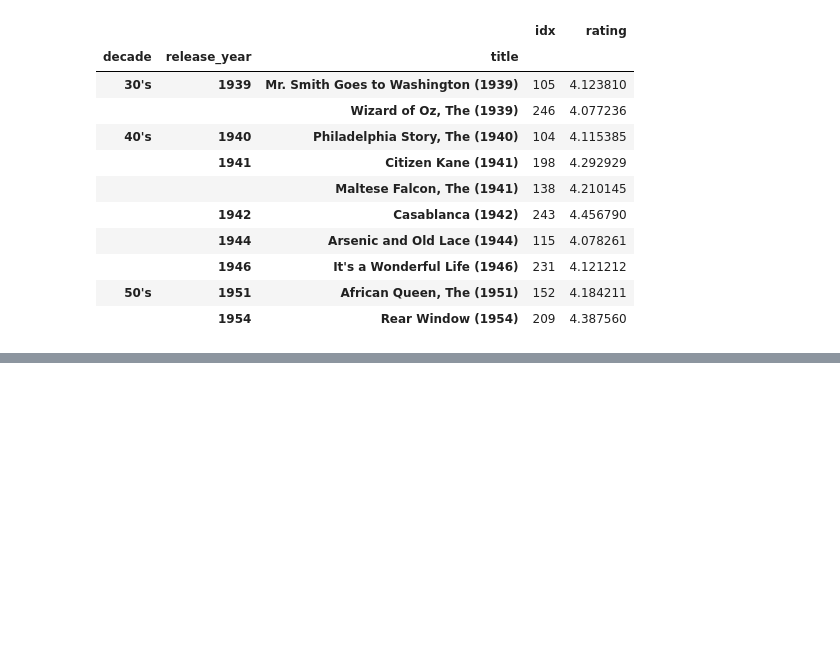
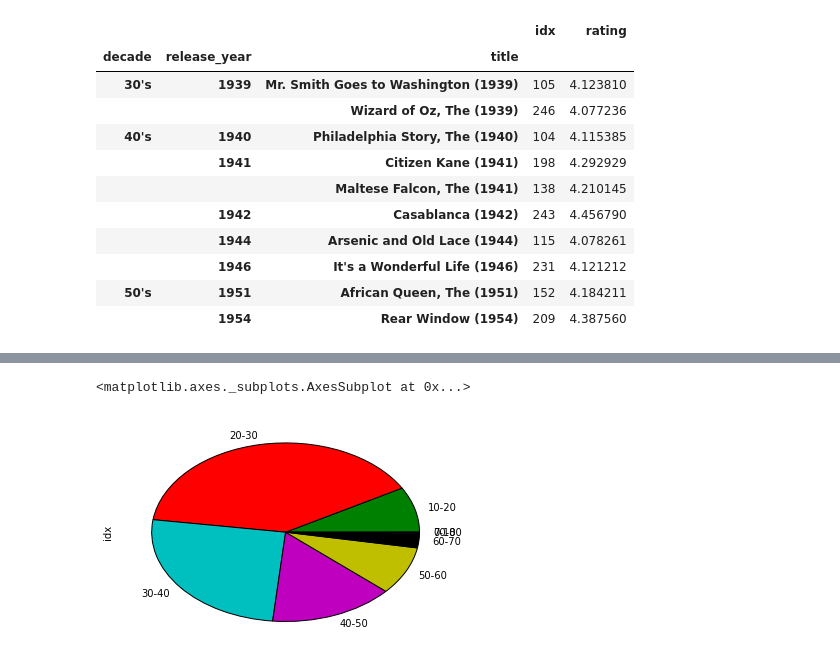
Before and after one commit to spapas/spapas.github.io, a Jupyter notebook: content/pandas-pivot-table-primer.ipynb, the cells around one changed output, grey strips where cells are left out. Saved outputs shown, nothing was run; the diff lists cells and outputs as text; code cells hidden in the pictures; blank space fills up the shorter version.

```diff
--- a/content/pandas-pivot-table-primer.ipynb
+++ b/content/pandas-pivot-table-primer.ipynb
@@ -1342,0 +1306,12 @@ droplens[droplens['release_year'] > '1995'].head().pivot(index='movie_id', colum
+# %%
+# How each age group votes
+
+rating_idx_by_age = final_lens.pivot_table(index=['age'], values=['rating', 'idx'], aggfunc={'rating': np.average, 'idx': len})
+print rating_idx_by_age.head(10)
+
+# Let's group by age group
+def by_age(x):
+    return '{0}-{1}'.format((x/10)*10, (x/10 + 1)*10)
+
+grouped_rating_idx = rating_idx_by_age.groupby(by_age).aggregate({'rating': np.average, 'idx': sum})
+grouped_rating_idx
@@ -1342,0 +1340,6 @@ droplens[droplens['release_year'] > '1995'].head().pivot(index='movie_id', colum
+# %%
+# Let's plot our number of votes - we can see that most people voting are 20-30
+grouped_rating_idx['idx'].plot(kind='pie')
+# %% [output]
+<matplotlib.axes._subplots.AxesSubplot at 0x...>
+[figure, added]
```
Also changed, not shown: parts of 15 cells of this notebook, 1 other file.
